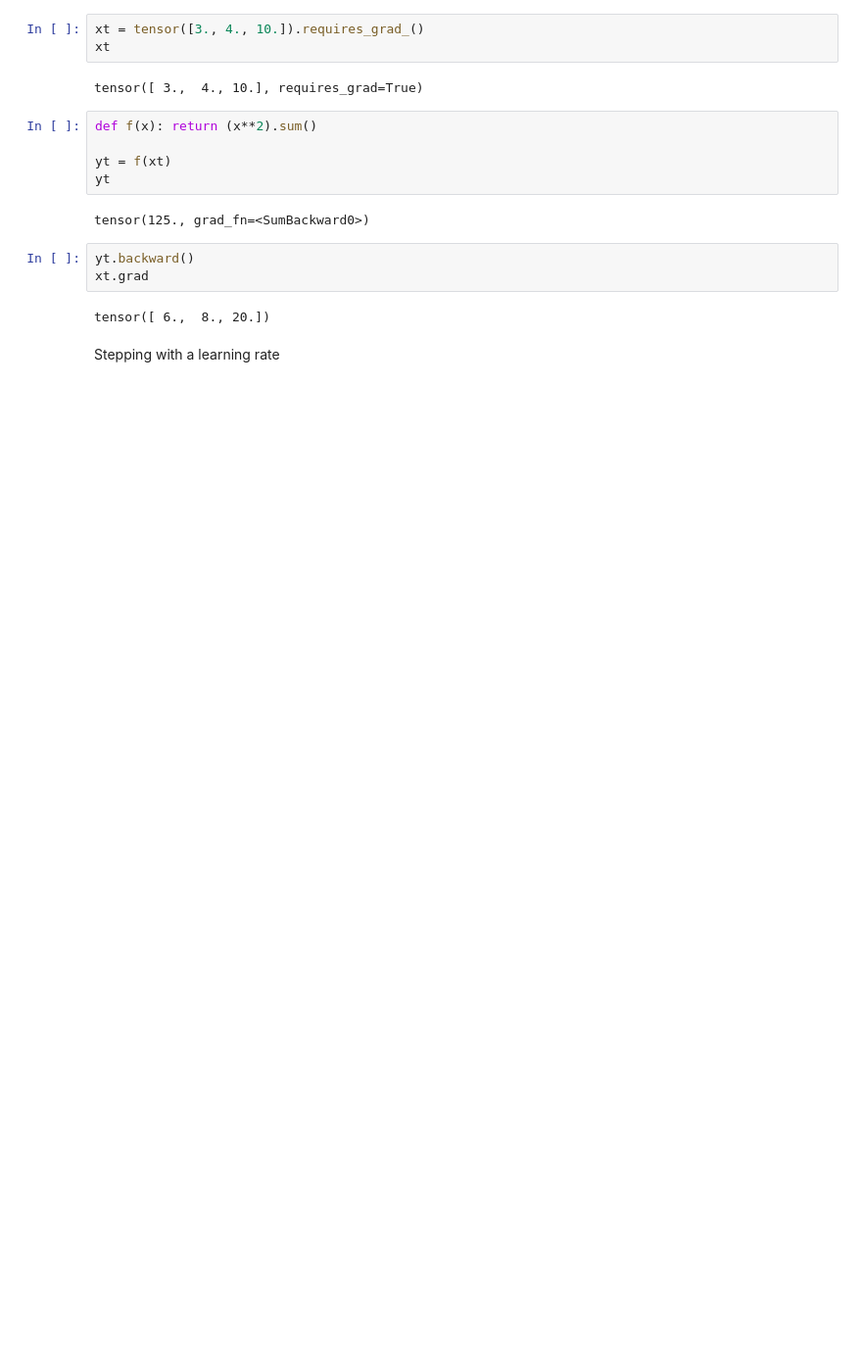
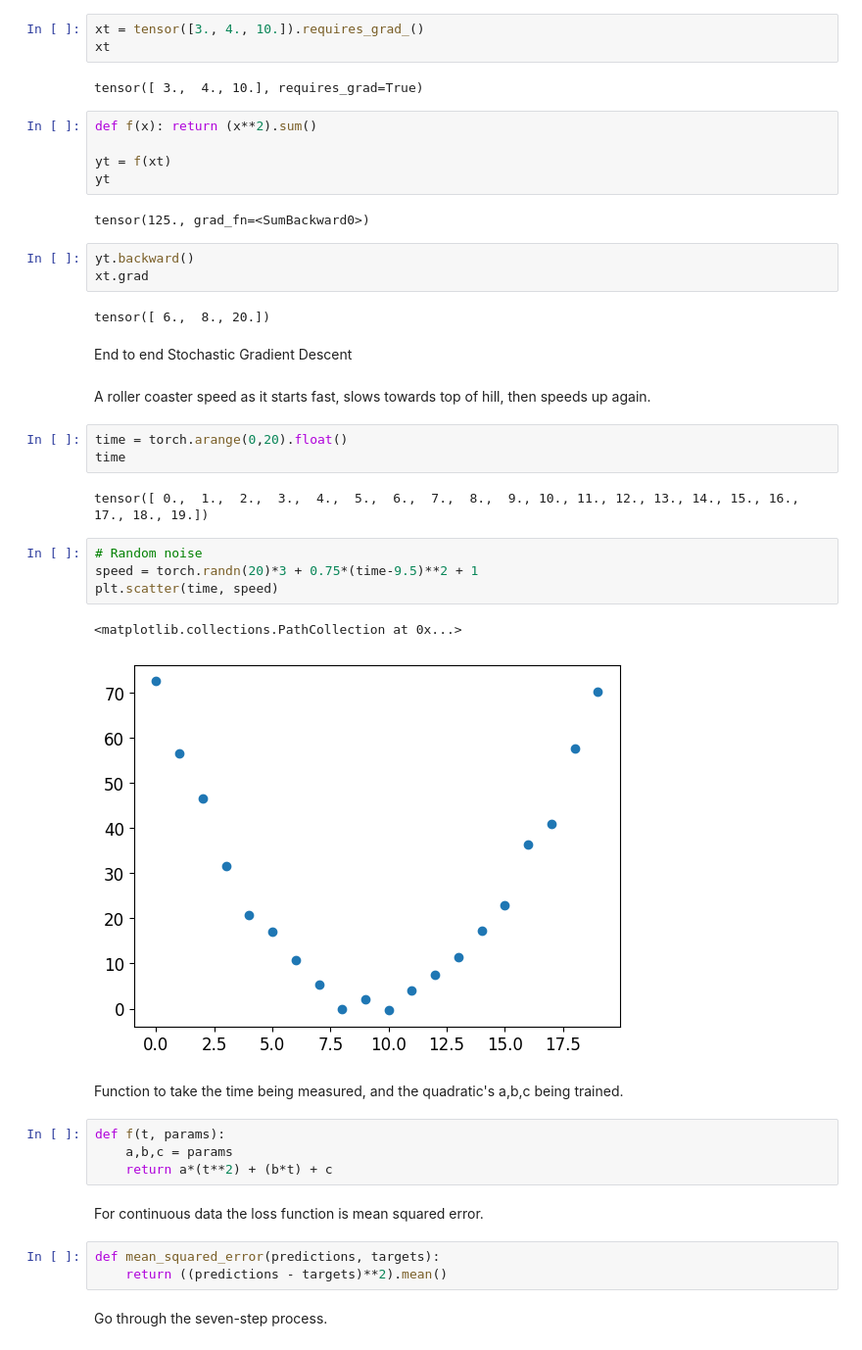
Before and after one commit to mendhak/fastai_lessons, a Jupyter notebook: 012_stochastic_gradient_descent.ipynb, the cells around one changed output. Shown at 98% size. Cells and saved outputs as stored; diff of their text form; blank space fills up the shorter version.

Commit message:
Stochastic Gradient Descent

```diff
--- a/012_stochastic_gradient_descent.ipynb
+++ b/012_stochastic_gradient_descent.ipynb
@@ -66,5 +66,32 @@ yt.backward()
 xt.grad
 # %% [output]
 tensor([ 6.,  8., 20.])
-# %% [markdown]
-Stepping with a learning rate
+# %% [markdown]
+End to end Stochastic Gradient Descent
+# %% [markdown]
+A roller coaster speed as it starts fast, slows towards top of hill, then speeds up again.
+# %%
+time = torch.arange(0,20).float()
+time
+# %% [output]
+tensor([ 0.,  1.,  2.,  3.,  4.,  5.,  6.,  7.,  8.,  9., 10., 11., 12., 13., 14., 15., 16., 17., 18., 19.])
+# %%
+# Random noise
+speed = torch.randn(20)*3 + 0.75*(time-9.5)**2 + 1
+plt.scatter(time, speed)
+# %% [output]
+<matplotlib.collections.PathCollection at 0x...>
+[figure, added]
+# %% [markdown]
+Function to take the time being measured, and the quadratic's a,b,c being trained.
+# %%
+def f(t, params):
+    a,b,c = params
+    return a*(t**2) + (b*t) + c
+# %% [markdown]
+For continuous data the loss function is mean squared error.
+# %%
+def mean_squared_error(predictions, targets):
+    return ((predictions - targets)**2).mean()
+# %% [markdown]
+Go through the seven-step process.
```
Also changed, not shown: parts of 17 cells of this notebook.
